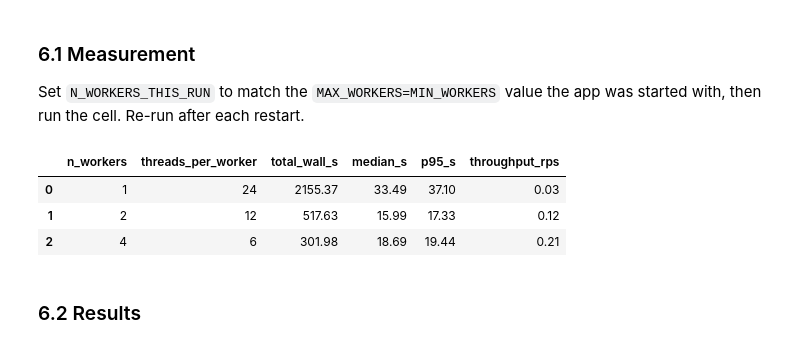
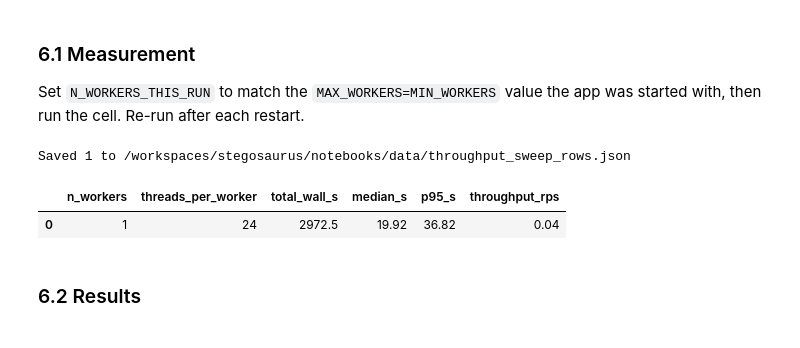
Before and after one commit to gperdrizet/stegosaurus, a Jupyter notebook: notebooks/03-scaling_experiment.ipynb, the cells around one changed output. Saved outputs shown, nothing was run; the diff lists cells and outputs as text; code cells hidden in the pictures.

```diff
--- a/notebooks/03-scaling_experiment.ipynb
+++ b/notebooks/03-scaling_experiment.ipynb
@@ -503,7 +499,7 @@ Sections 5.1 and 5.2 showed that more workers means fewer threads each. This exp
 
 For each `N` in `THROUGHPUT_SWEEP_WORKERS`, restart the app with `MAX_WORKERS=N MIN_WORKERS=N`, then run the measurement cell.
 # %%
-TOTAL_JOBS = 64   # fixed batch size - large enough to keep all workers busy
+TOTAL_JOBS = 128   # fixed batch size - large enough to keep all workers busy
 
 # Worker counts to sweep. Concurrency is set equal to worker count so every
 # worker is occupied for the full run. Should be <= cpu_count.
@@ -514,33 +510,32 @@ THROUGHPUT_SWEEP_WORKERS = [1, 2, 4, 8, 16, 32]
 Set `N_WORKERS_THIS_RUN` to match the `MAX_WORKERS=MIN_WORKERS` value the app was started with, then run the cell. Re-run after each restart.
 # %%
 # Set this to match MAX_WORKERS=MIN_WORKERS the app was started with, then run.
-N_WORKERS_THIS_RUN = 8
+N_WORKERS_THIS_RUN = 1
 
 throughput_sweep_rows = load_data('throughput_sweep_rows.json') or []
 
 # Concurrency = worker count: every worker is kept busy for the whole batch.
 times, wall = burst(APP_URL, PROMPT, MESSAGE, TOTAL_JOBS, n_workers=N_WORKERS_THIS_RUN)
 stats = summarize(times, wall)
 
 throughput_sweep_rows.append({
     'n_workers': N_WORKERS_THIS_RUN,
     'threads_per_worker': max(1, cpu_count // N_WORKERS_THIS_RUN),
     'total_wall_s': round(wall, 2),
     **stats,
 })
 save_data('throughput_sweep_rows.json', throughput_sweep_rows)
 
 df_throughput_sweep = (
     pd.DataFrame(throughput_sweep_rows)
     .sort_values('n_workers')
     .reset_index(drop=True)
 )
 df_throughput_sweep[['n_workers', 'threads_per_worker', 'total_wall_s', 'median_s', 'p95_s', 'throughput_rps']]
 # %% [output]
+Saved 1 to /workspaces/stegosaurus/notebooks/data/throughput_sweep_rows.json
 |  | n_workers | threads_per_worker | total_wall_s | median_s | p95_s | throughput_rps |
-| 0 | 1 | 24 | 2155.37 | 33.49 | 37.10 | 0.03 |
-| 1 | 2 | 12 | 517.63 | 15.99 | 17.33 | 0.12 |
-| 2 | 4 | 6 | 301.98 | 18.69 | 19.44 | 0.21 |
+| 0 | 1 | 24 | 2972.5 | 19.92 | 36.82 | 0.04 |
 # %% [markdown]
 ### 6.2 Results
 # %%
```
Also changed, not shown: parts of 4 cells of this notebook, 2 other files.
